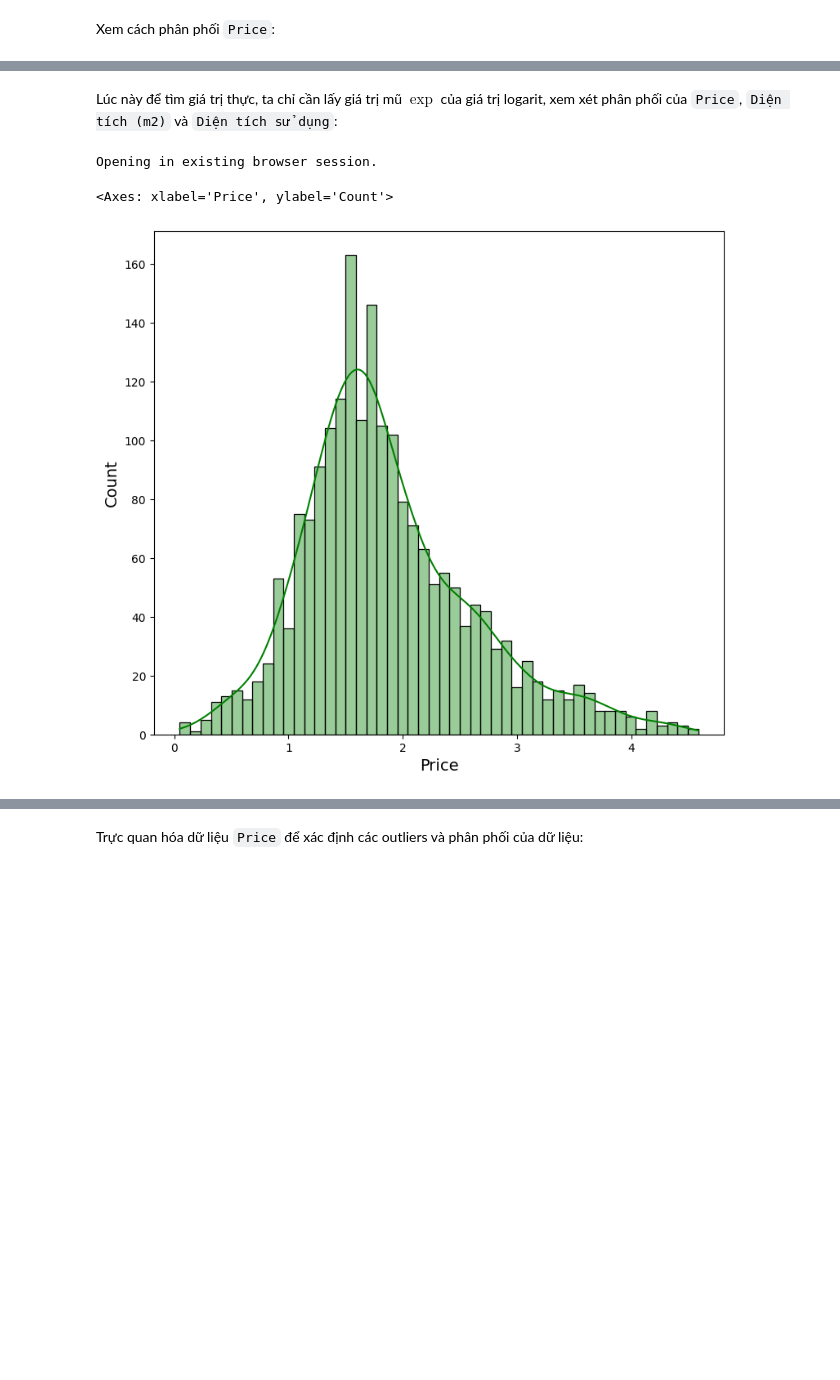
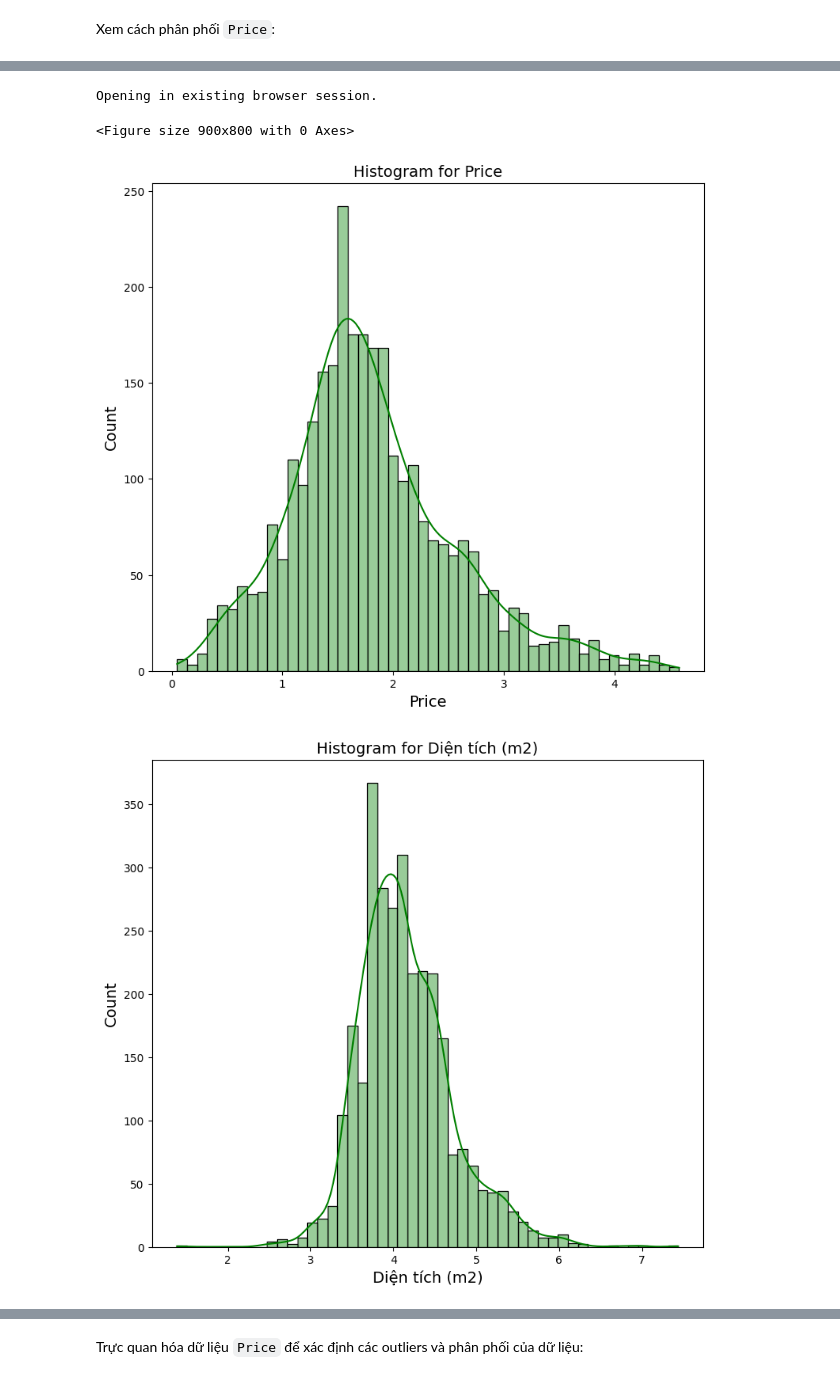
Before and after one commit to tandao0909/intro-to-ds-project, a Jupyter notebook: EDA_FE/EDA-and-Feature-engineering.ipynb, the cells around one changed output, grey strips where cells are left out. Drawn from its saved outputs; the diff is of its cells as text; code cells hidden in the pictures; blank space fills up the shorter version.

```diff
--- a/EDA_FE/EDA-and-Feature-engineering.ipynb
+++ b/EDA_FE/EDA-and-Feature-engineering.ipynb
@@ -26,4 +27,6 @@ plt.rc('ytick', labelsize=10)
 # %% [markdown]
 ## 1. Tải và khám phá dữ liệu
 # %%
-housing = pd.read_csv('../data/last_close_beta.csv', sep='\t')
+housing = pd.read_csv('last_hope.csv', sep='\t')
+
+housing
@@ -143,7 +159,7 @@ dtype: int64
 Lọc giá trị `Latitude` và `Longitude` dựa trên bản đồ Việt Nam, thông tin về số liệu được tham khảo từ _[Cổng thông tin: Việt Nam – Wikipedia tiếng Việt](https://vi.wikipedia.org/wiki/C%E1%BB%95ng_th%C3%B4ng_tin:Vi%E1%BB%87t_Nam#:~:text=%C4%90%E1%BA%A5t%20n%C6%B0%E1%BB%9Bc%20Vi%E1%BB%87t%20Nam%20%28t%E1%BB%8Da%20%C4%91%E1%BB%99%20%C4%91%E1%BB%8Ba%20l%C3%BD%3A,D%C6%B0%C6%A1ng%20chi%E1%BA%BFm%20di%E1%BB%87n%20t%C3%ADch%20kho%E1%BA%A3ng%20329.314%20km%202)_. Ta sẽ sử dụng hàm `check_coordinates_in_vietnam` để kiểm tra và gán lại cho `housing`:
 # %%
 # Check whether or not the coordinates are in Vietnam
-housing = check_coordinates_in_vietnam(shapefile_path='./vietnam_Vietnam_Country_Boundary/extracted_files/vietnam_Vietnam_Country_Boundary.shp', housing_df=housing)
+housing = check_coordinates_in_vietnam(shapefile_path='/home/letruongzzio/Documents/Data Science/EDA_FE/vietnam_Vietnam_Country_Boundary/extracted_files/vietnam_Vietnam_Country_Boundary.shp', housing_df=housing)
 # %% [markdown]
 Tiếp theo, tôi sẽ thực hiện trực quan hóa dữ liệu để hiểu rõ hơn về phân phối của các nhà trên bản đồ:
 # %%
@@ -207,5 +229,5 @@ Ta sẽ dùng hàm `numpy.log` để chuyển đổi giá trị của `Price`, `
 # %%
-housing = apply_log_transformation(housing, ['Price', 'Diện tích (m2)', 'Diện tích sử dụng'])
+housing = apply_log_transformation(housing, ['Price', 'Diện tích (m2)', 'Số phòng ngủ', 'Số phòng WC', 'Số tầng'])
 housing
 # %% [output]
 A value is trying to be set on a copy of a slice from a DataFrame.
@@ -229,9 +251,13 @@ See the caveats in the documentation: https://pandas.pydata.org/pandas-docs/stab
-# %% [markdown]
-Lúc này để tìm giá trị thực, ta chỉ cần lấy giá trị mũ $\exp$ của giá trị logarit, xem xét phân phối của `Price`, `Diện tích (m2)` và `Diện tích sử dụng`:
 # %%
 plt.figure(figsize=(9,8))
-sns.histplot(housing['Price'], bins = 50, color = 'g', kde = True, alpha = 0.4)
+columns = ['Price', 'Diện tích (m2)', 'Số phòng ngủ', 'Số phòng WC', 'Số tầng']
+for column in columns:
+    plt.figure(figsize=(9,8))
+    sns.histplot(housing[column], bins = 50, color = 'g', kde = True, alpha = 0.4)
+    plt.title(f'Histogram for {column}')
+    plt.show()
 # %% [output]
 Opening in existing browser session.
-<Axes: xlabel='Price', ylabel='Count'>
+<Figure size 900x800 with 0 Axes>
-[figure, old version]
+[figure, new version]
+[figure, added]
```
Also changed, not shown: parts of 41 cells of this notebook, 6 other files.
